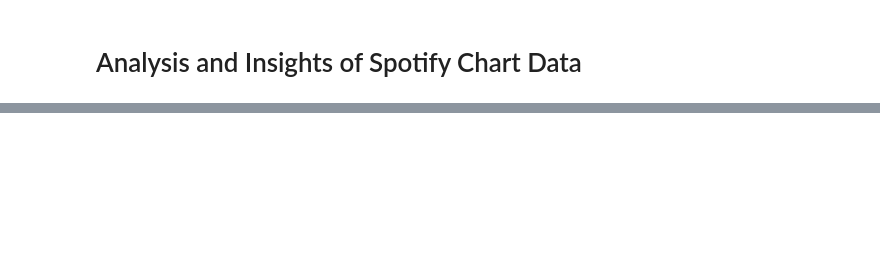
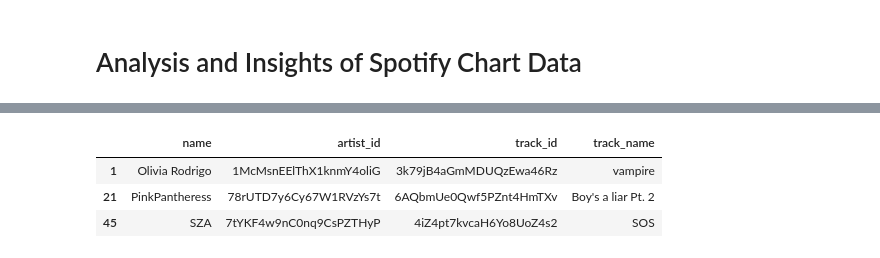
Before and after one commit to piwikiwi345/Spotify-Exploration, a Jupyter notebook: Analysis/Analysis.ipynb, the cells around one changed output, grey strips where cells are left out. Saved outputs shown, nothing was run; the diff lists cells and outputs as text; code cells hidden in the pictures; blank space fills up the shorter version.

```diff
--- a/Analysis/Analysis.ipynb
+++ b/Analysis/Analysis.ipynb
@@ -40,0 +106,9 @@ df.describe()
+# %%
+#E major
+filtered_rows = df.loc[(df['key'] == 5) & (df['mode'] == 1)]
+filtered_rows.iloc[:,0:4]
+# %% [output]
+|  | name | artist_id | track_id | track_name |
+| 1 | Olivia Rodrigo | 1McMsnEElThX1knmY4oliG | 3k79jB4aGmMDUQzEwa46Rz | vampire |
+| 21 | PinkPantheress | 78rUTD7y6Cy67W1RVzYs7t | 6AQbmUe0Qwf5PZnt4HmTXv | Boy's a liar Pt. 2 |
+| 45 | SZA | 7tYKF4w9nC0nq9CsPZTHyP | 4iZ4pt7kvcaH6Yo8UoZ4s2 | SOS |
```
Also changed, not shown: parts of 17 cells of this notebook, 18 other files.
